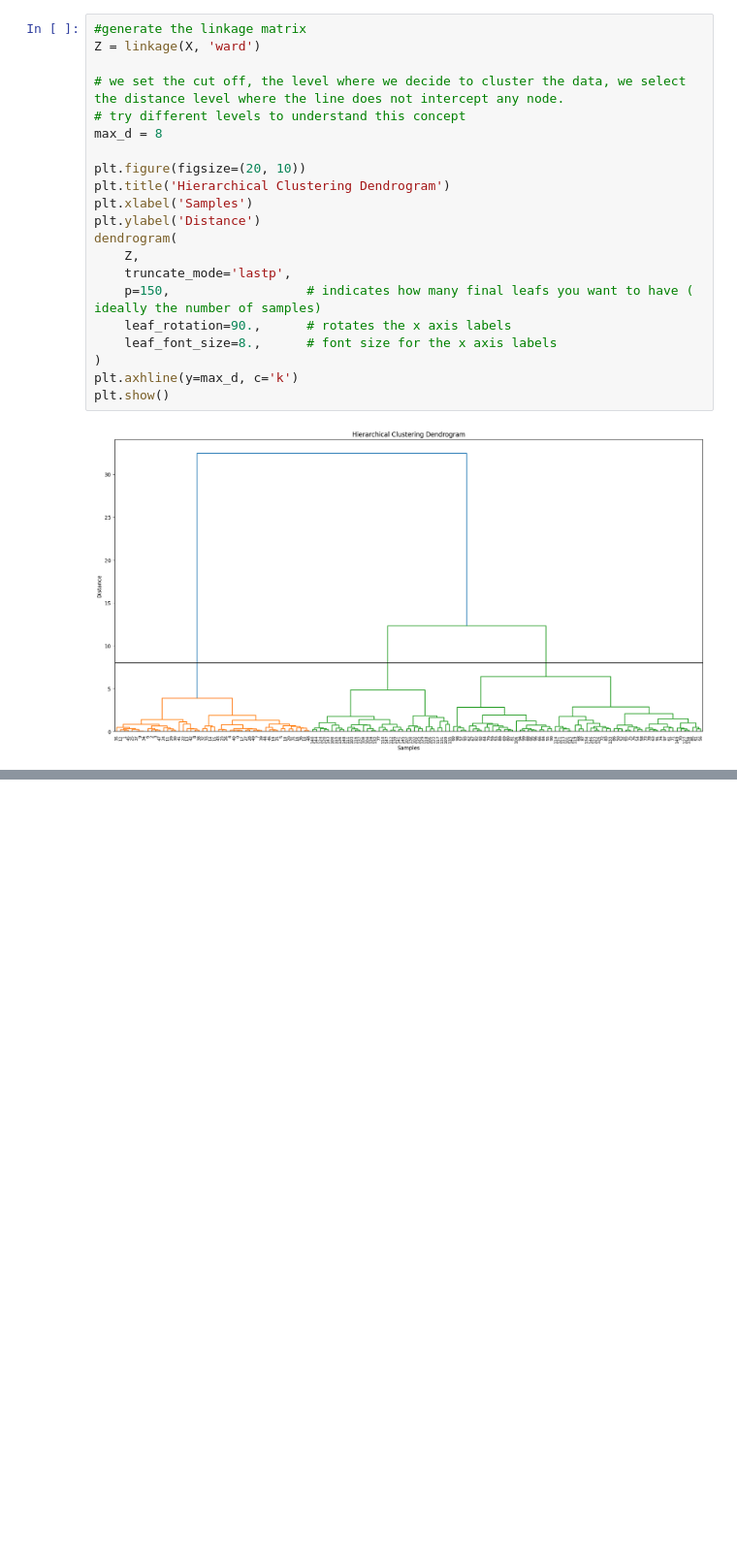
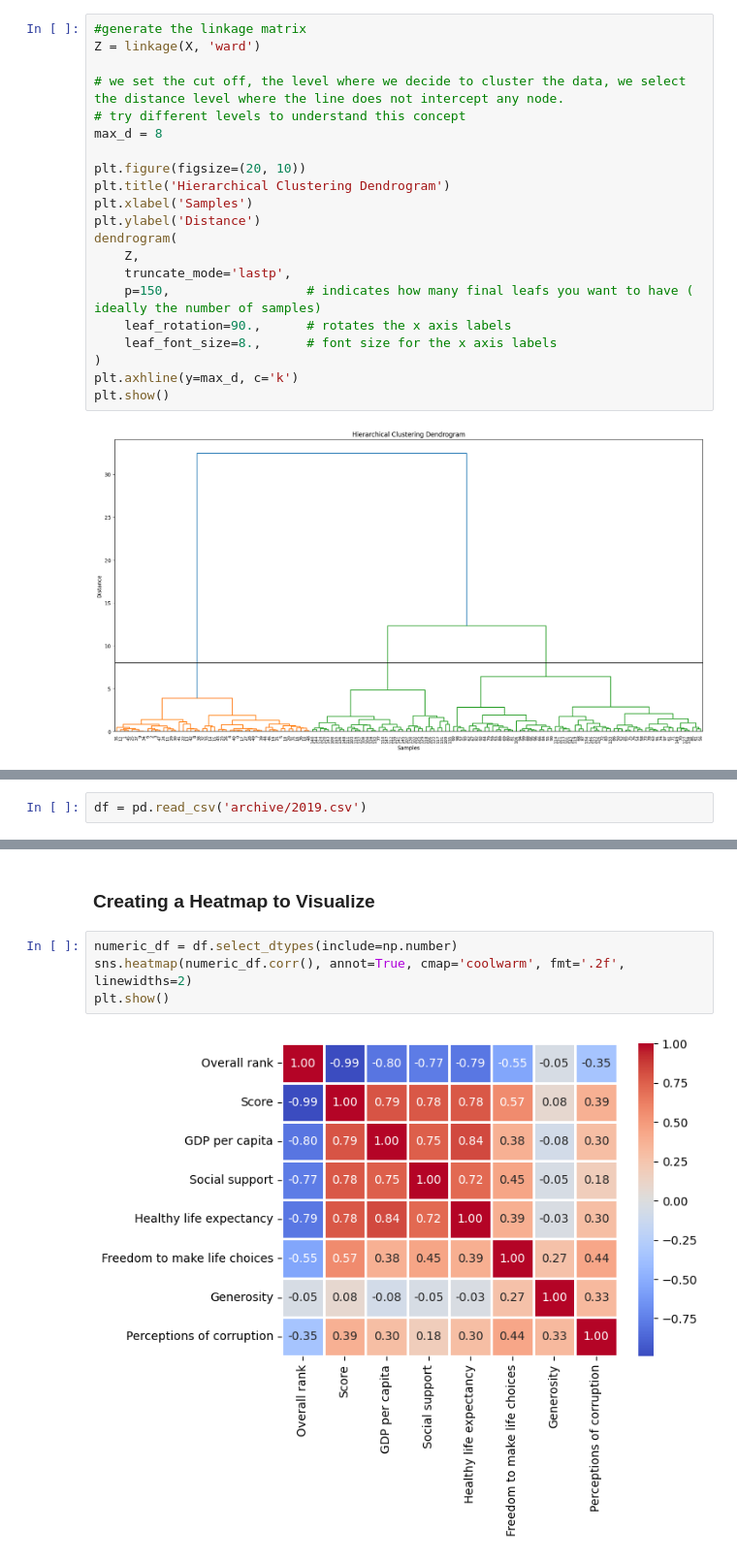
Before and after one commit to sudipnext/nextonDataMining, a Jupyter notebook: LAB4-Clustering/lab4.ipynb, the cells around one changed output, grey strips where cells are left out. Shown at 97% size. Cells and saved outputs as stored; diff of their text form; blank space fills up the shorter version.

```diff
--- a/LAB4-Clustering/lab4.ipynb
+++ b/LAB4-Clustering/lab4.ipynb
@@ -227,0 +235,2 @@ plt.show()
+# %%
+df = pd.read_csv('archive/2019.csv')
@@ -227,0 +271,8 @@ plt.show()
+# %% [markdown]
+### Creating a Heatmap to Visualize
+# %%
+numeric_df = df.select_dtypes(include=np.number)
+sns.heatmap(numeric_df.corr(), annot=True, cmap='coolwarm', fmt='.2f', linewidths=2)
+plt.show()
+# %% [output]
+[figure, added]
```
Also changed, not shown: parts of 27 cells of this notebook.
